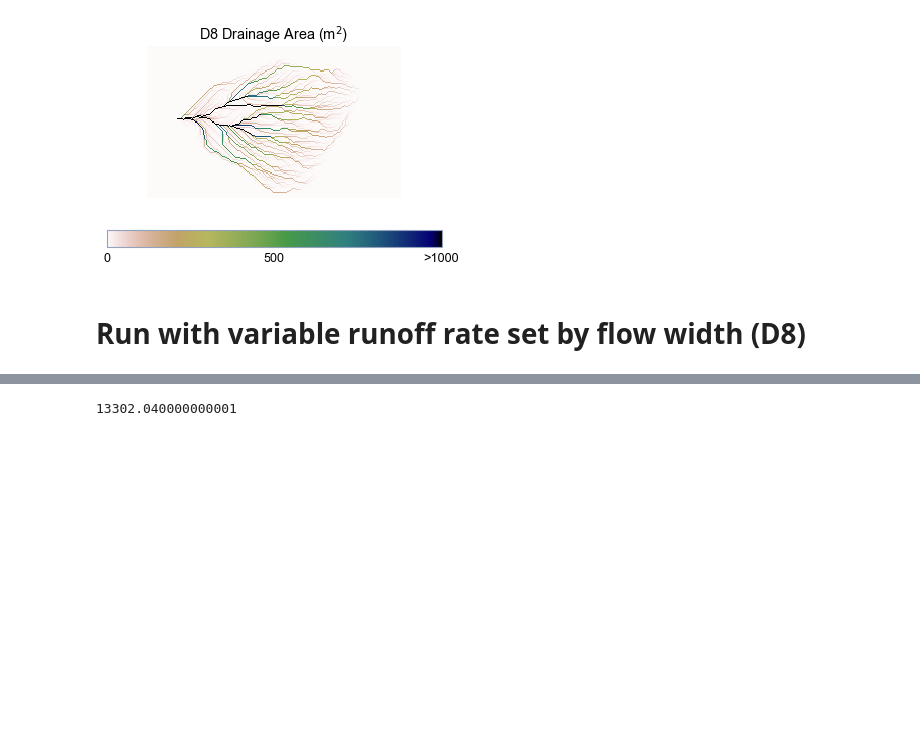
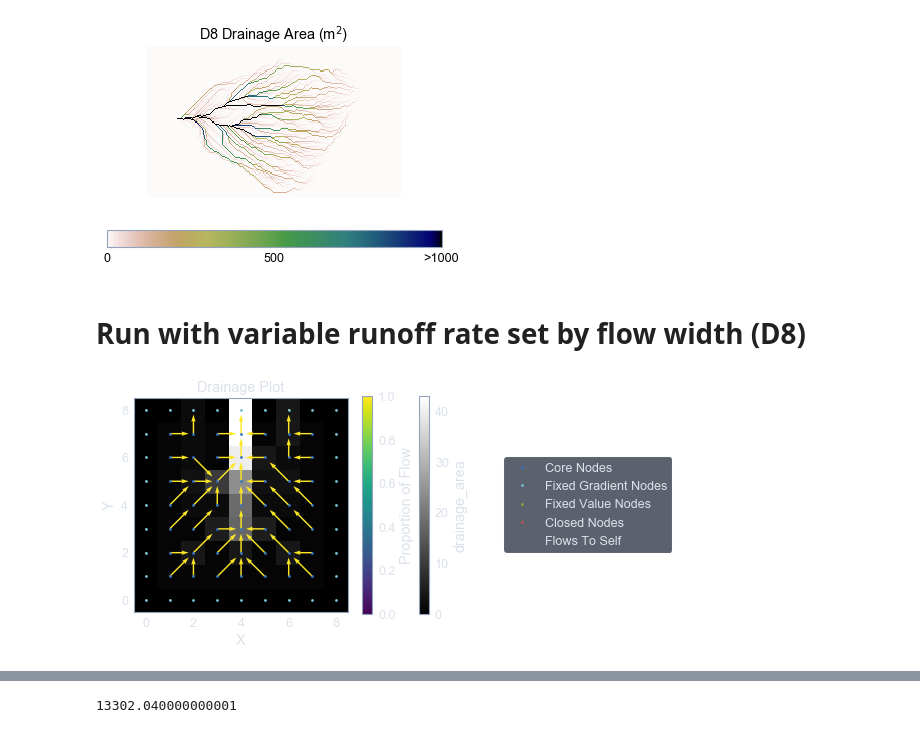
Before and after one commit to Simon-JW/slope_area_relations, a Jupyter notebook: spatially_variable_runoff.ipynb, the cells around one changed output, grey strips where cells are left out. Saved outputs shown, nothing was run; the diff lists cells and outputs as text; code cells hidden in the pictures; blank space fills up the shorter version.

```diff
--- a/spatially_variable_runoff.ipynb
+++ b/spatially_variable_runoff.ipynb
@@ -391,7 +403,7 @@ z2 = mg1.add_field('topographic__elevation', flow_acc_surf, at = 'node');
 runoff_rate = grid_of_flow_widths
 _ = mg1.add_field('node', 'water__unit_flux_in', runoff_rate, noclobber=False)
 # %%
-#mg1.set_watershed_boundary_condition(z2)
+mg1.set_watershed_boundary_condition(z2)
 # %%
 #mg1.set_watershed_boundary_condition_outlet_id(605000, z2)
 # %%
@@ -417,3 +429,8 @@ Q = swd.reshape(mg.shape).round(2)
 drainage_area_mg1 = da1.reshape(mg1.shape).astype('float64');
 grid_nodes = (mg1.nodes).reshape(mg1.shape[0] * mg1.shape[1],);
 flow_rec_surf_rows = cols * rows;
+# %%
+plt.figure()
+drainage_plot(mg1, 'drainage_area')
+# %% [output]
+[figure, added]
```
Also changed, not shown: parts of 9 cells of this notebook, 1 other file.
